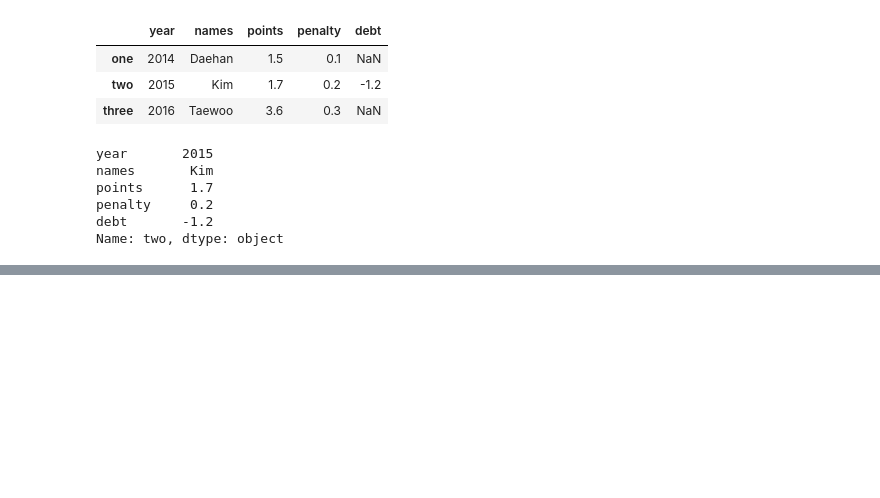
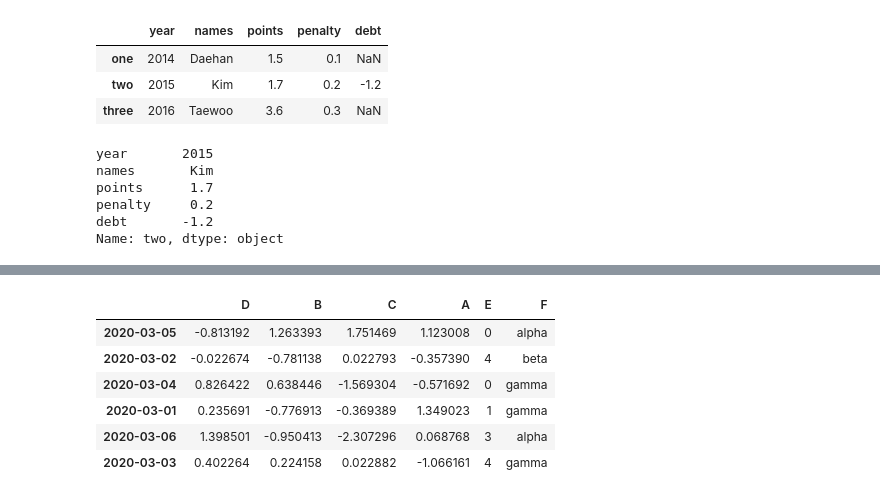
Before and after one commit to Daehan0626/introduction_to_ml_with_python, a Jupyter notebook: chapter0/pandas.ipynb, the cells around one changed output, grey strips where cells are left out. Saved outputs shown, nothing was run; the diff lists cells and outputs as text; code cells hidden in the pictures; blank space fills up the shorter version.

```diff
--- a/chapter0/pandas.ipynb
+++ b/chapter0/pandas.ipynb
@@ -249,0 +560,4 @@ Name: two, dtype: object
+# %%
+
+df = pd.DataFrame(np.random.randn(6,4),columns=['A','B','C','D'], index = pd.date_range('20200301',periods=6))
+df
@@ -249,0 +584,7 @@ Name: two, dtype: object
+# %%
+
+
+dates = df.index
+random_dates = np.random.permutation(dates)
+df = df.reindex(index=random_dates, columns=["D", "B", "C", "A"])
+df
@@ -249,0 +630,12 @@ Name: two, dtype: object
+# %%
+df["E"] = np.random.randint(0, 6, size=6)
+df["F"] = ["alpha", "beta", "gamma", "gamma", "alpha", "gamma"]
+df
+# %% [output]
+|  | D | B | C | A | E | F |
+| 2020-03-05 | -0.813192 | 1.263393 | 1.751469 | 1.123008 | 0 | alpha |
+| 2020-03-02 | -0.022674 | -0.781138 | 0.022793 | -0.357390 | 4 | beta |
+| 2020-03-04 | 0.826422 | 0.638446 | -1.569304 | -0.571692 | 0 | gamma |
+| 2020-03-01 | 0.235691 | -0.776913 | -0.369389 | 1.349023 | 1 | gamma |
+| 2020-03-06 | 1.398501 | -0.950413 | -2.307296 | 0.068768 | 3 | alpha |
+| 2020-03-03 | 0.402264 | 0.224158 | 0.022882 | -1.066161 | 4 | gamma |
```
Also changed, not shown: parts of 49 cells of this notebook.
